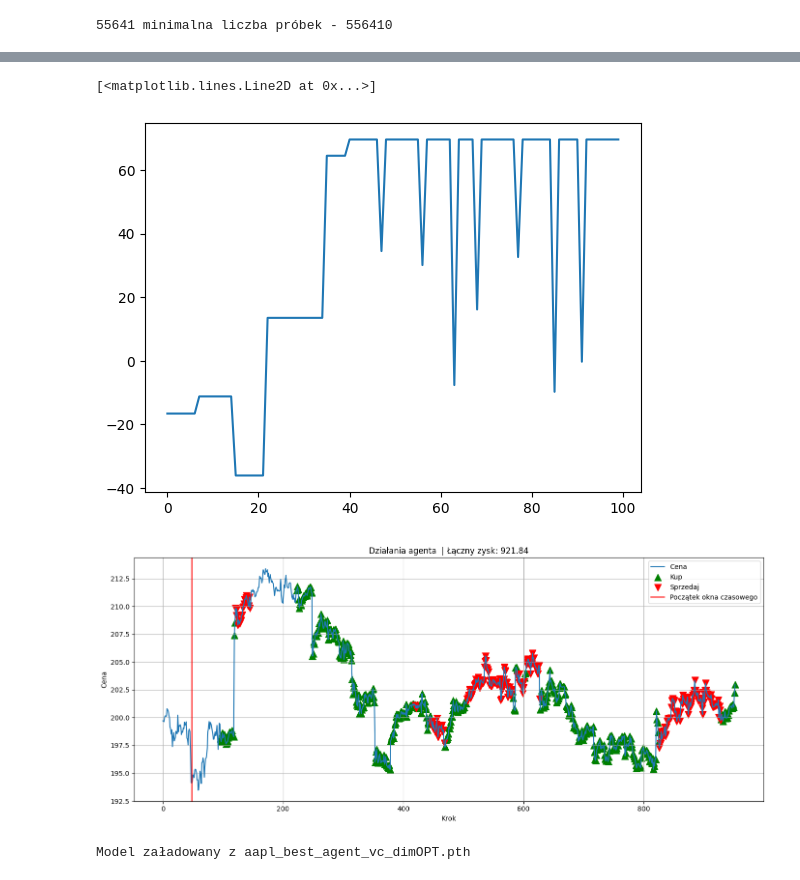
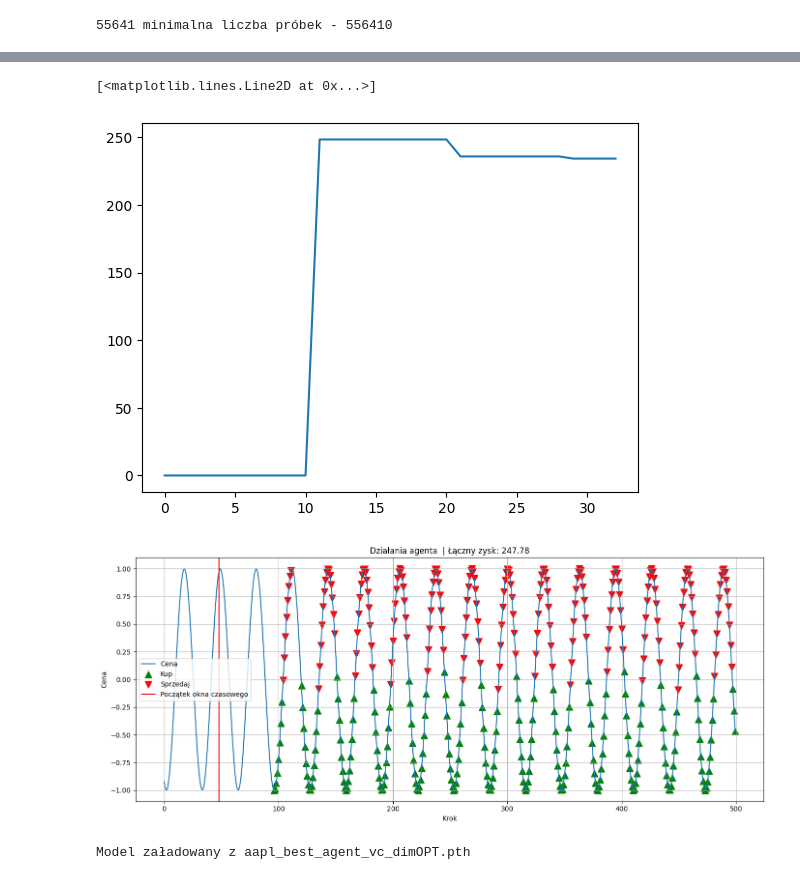
Before and after one commit to prosowiec/trade_rl, a Jupyter notebook: test_agent_architecture.ipynb, the cells around one changed output, grey strips where cells are left out. Cells and saved outputs as stored; diff of their text form; code cells hidden in the pictures.

```diff
--- a/test_agent_architecture.ipynb
+++ b/test_agent_architecture.ipynb
@@ -167,8 +160,8 @@ CLOSE_INDEX = col_select.index('Close')
 # %%
 
 #add_trend = np.logspace(np.log(1.08), np.log(2), 500, base=np.exp(2))
-#data = np.sin(np.linspace(0, 100, 500)).astype(np.float32)# + add_trend
-data = training_set['Close'].values
+data = np.sin(np.linspace(0, 500, 2500)).astype(np.float32)# + add_trend
+#data = training_set['Close'].values
 data_split = int(len(data)  * 0.8)
 train_data = data[:data_split]
 valid_data = data[data_split:]
@@ -508,7 +501,7 @@ def train_episode(episode, epsilon):
     return episode_reward
 
 #super dla 200, batch64
-EPISODES = 100
+EPISODES = 200
 # Iterate over episodes
 max_agent = DQNAgent()
 max_reward = 0
@@ -564,7 +551,7 @@ import matplotlib.pyplot as plt
 plt.plot(evaluate_revards)
 # %% [output]
 [<matplotlib.lines.Line2D at 0x...>]
-[figure, old version]
+[figure, new version]
 # %%
 from rl_agent import save_dqn_agent, load_dqn_agent
 
@@ -613,34 +600,34 @@ def render_env(env, title_suffix="", window_size = 48):
     sell_points = env.states_sell
     profit = env.total_profit
 
     plt.figure(figsize=(14, 6))
     plt.plot(prices, label='Cena', linewidth=1.5)
 
     if buy_points:
         plt.scatter(buy_points, [prices[i] for i in buy_points],
                     color='green', marker='^', label='Kup', s=100)
     if sell_points:
         plt.scatter(sell_points, [prices[i] for i in sell_points],
                     color='red', marker='v', label='Sprzedaj', s=100)
 
     plt.title(f'Działania agenta {title_suffix} | Łączny zysk: {profit:.2f}')
     plt.axvline(x = window_size, color = 'red', label = 'Początek okna czasowego')
     plt.xlabel('Krok')
     plt.ylabel('Cena')
     plt.legend()
     plt.grid(True)
     plt.tight_layout()
     plt.show()
 
 ##8847 - duża sieć
 ##89996
 # AAPL 848
 # AAPL 357 DUŻA SIEĆ
 # AAPL 938 96 LSTM, 8 fc
 env.reset()
-evaluate_steps(valid_env, agent.target_model)
+evaluate_steps(valid_env, max_agent.target_model)
 render_env(valid_env, title_suffix="")
 # %% [output]
-[figure, old version]
+[figure, new version]
 # %%
 from rl_agent import save_dqn_agent, load_dqn_agent
```
Also changed, not shown: parts of 11 cells of this notebook, 5 other files.
